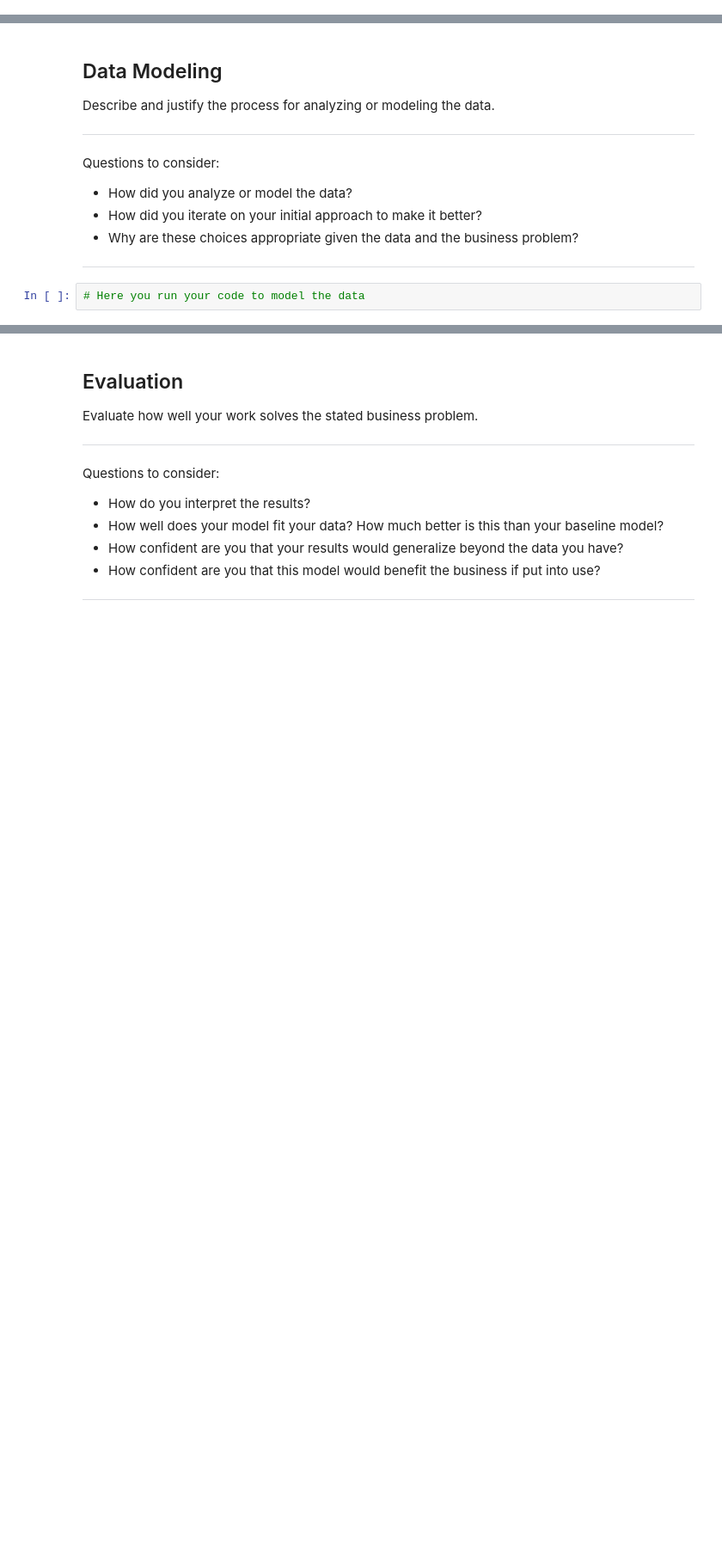
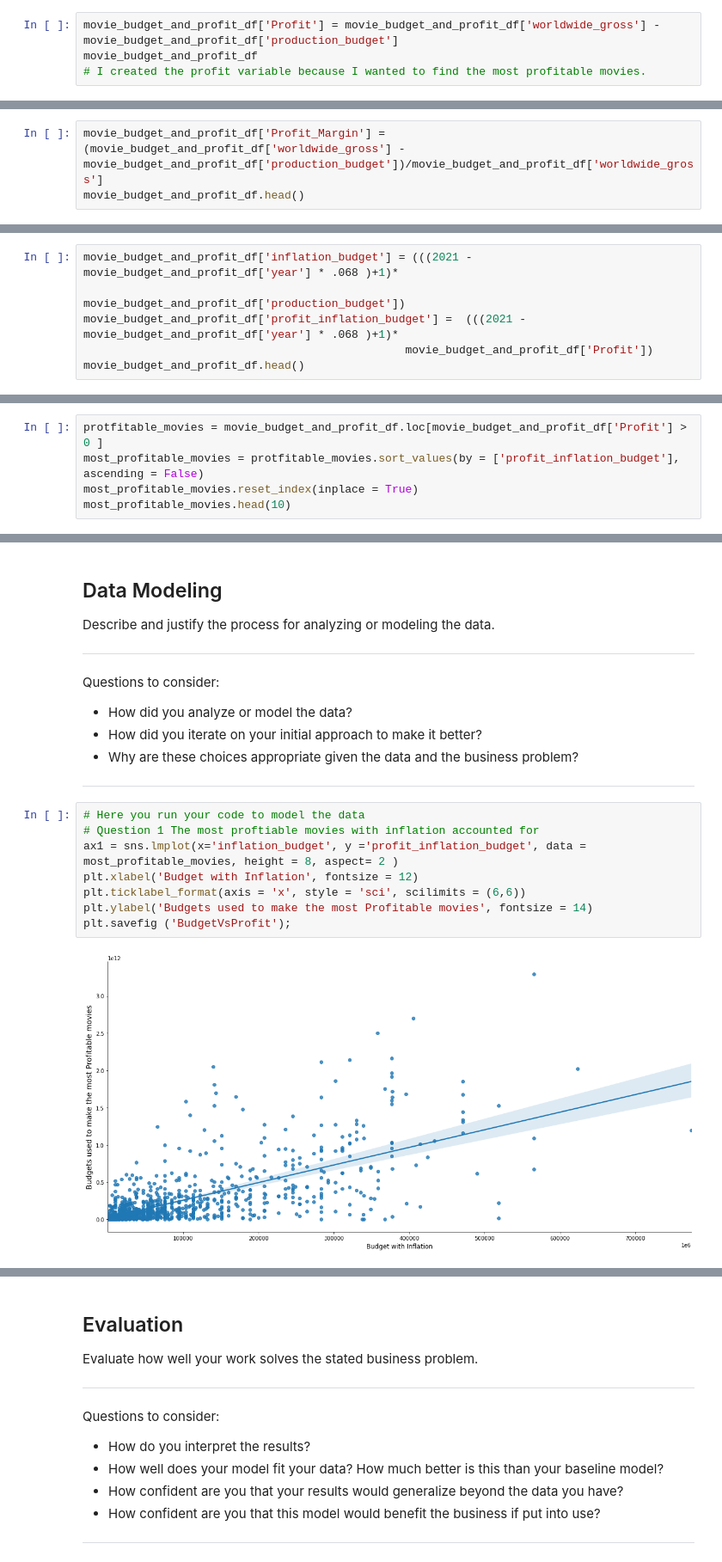
Before and after one commit to MoniqueHercules/phase-1-project, a Jupyter notebook: dsc-phase1-project.ipynb, the cells around one changed output, grey strips where cells are left out. Shown at 86% size. Drawn from its saved outputs; the diff is of its cells as text; blank space fills up the shorter version.

Commit message:
Found out Inflation and made graphs of movie inflation budgets vs profits

```diff
--- a/dsc-phase1-project.ipynb
+++ b/dsc-phase1-project.ipynb
@@ -651,0 +545,4 @@ tmdb_movies_df.info
+# %%
+movie_budget_and_profit_df['Profit'] = movie_budget_and_profit_df['worldwide_gross'] - movie_budget_and_profit_df['production_budget']
+movie_budget_and_profit_df
+# I created the profit variable because I wanted to find the most profitable movies.
@@ -651,0 +579,3 @@ tmdb_movies_df.info
+# %%
+movie_budget_and_profit_df['Profit_Margin'] = (movie_budget_and_profit_df['worldwide_gross'] - movie_budget_and_profit_df['production_budget'])/movie_budget_and_profit_df['worldwide_gross']
+movie_budget_and_profit_df.head()
@@ -651,0 +589,6 @@ tmdb_movies_df.info
+# %%
+movie_budget_and_profit_df['inflation_budget'] = (((2021 - movie_budget_and_profit_df['year'] * .068 )+1)*
+                                                movie_budget_and_profit_df['production_budget'])
+movie_budget_and_profit_df['profit_inflation_budget'] =  (((2021 - movie_budget_and_profit_df['year'] * .068 )+1)*
+                                                movie_budget_and_profit_df['Profit'])
+movie_budget_and_profit_df.head()
@@ -651,0 +602,5 @@ tmdb_movies_df.info
+# %%
+protfitable_movies = movie_budget_and_profit_df.loc[movie_budget_and_profit_df['Profit'] > 0 ]
+most_profitable_movies = protfitable_movies.sort_values(by = ['profit_inflation_budget'], ascending = False)
+most_profitable_movies.reset_index(inplace = True)
+most_profitable_movies.head(10)
@@ -659,5 +626,13 @@ Questions to consider:
 * How did you iterate on your initial approach to make it better?
 * Why are these choices appropriate given the data and the business problem?
 ***
-# %%
-# Here you run your code to model the data
+# %%
+# Here you run your code to model the data
+# Question 1 The most proftiable movies with inflation accounted for
+ax1 = sns.lmplot(x='inflation_budget', y ='profit_inflation_budget', data = most_profitable_movies, height = 8, aspect= 2 )
+plt.xlabel('Budget with Inflation', fontsize = 12)
+plt.ticklabel_format(axis = 'x', style = 'sci', scilimits = (6,6))
+plt.ylabel('Budgets used to make the most Profitable movies', fontsize = 14)
+plt.savefig ('BudgetVsProfit');
+# %% [output]
+[figure, added]
```
Also changed, not shown: parts of 28 cells of this notebook.
